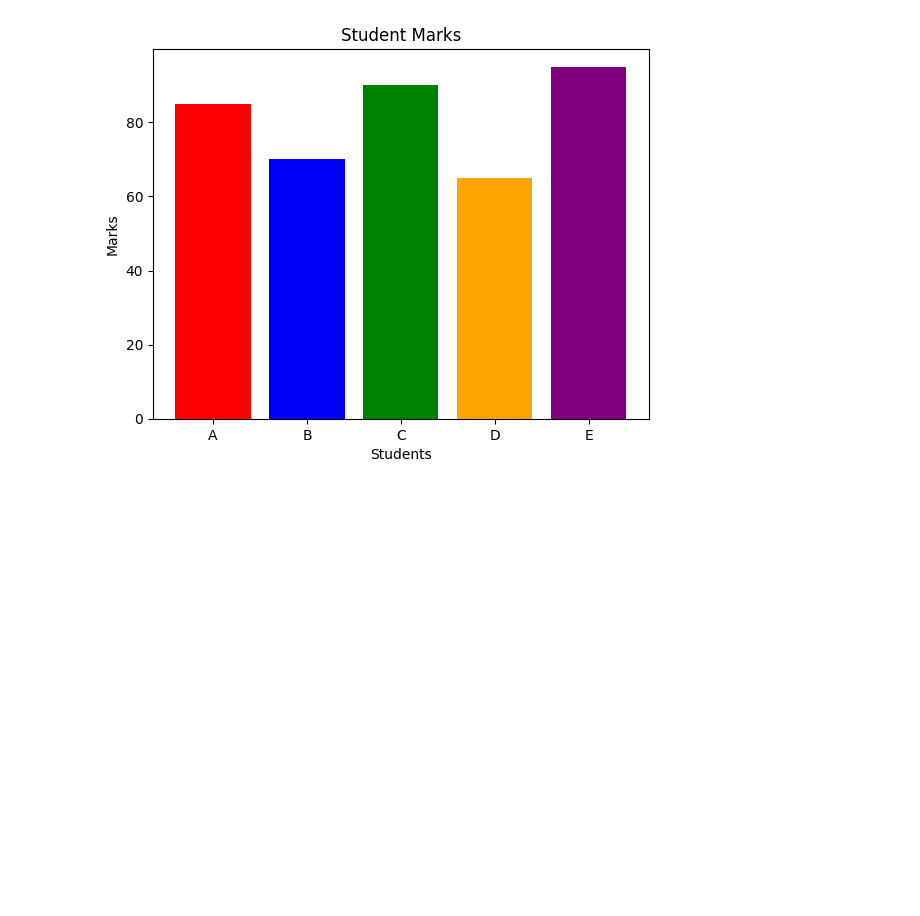
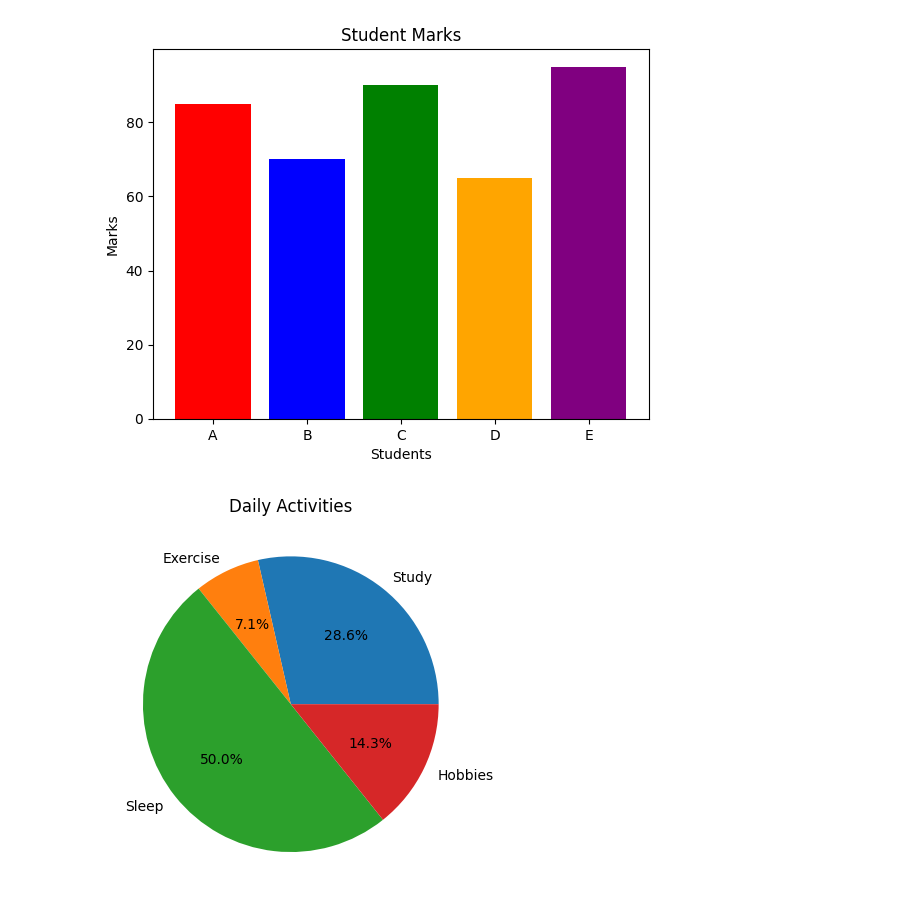
Before and after one commit to dixondanty/AI-ML-internship, a Jupyter notebook: day4/matplotlibtheory.ipynb, the cells around one changed output. Cells and saved outputs as stored; diff of their text form; code cells hidden in the pictures; blank space fills up the shorter version.

```diff
--- a/day4/matplotlibtheory.ipynb
+++ b/day4/matplotlibtheory.ipynb
@@ -34,3 +34,14 @@ plt.ylabel("Marks")
 plt.show()
 # %% [output]
 [figure]
+# %%
+activities = ["Study", "Exercise", "Sleep", "Hobbies"]
+hours = [4, 1, 7, 2]
+
+plt.pie(hours, labels=activities, autopct='%1.1f%%')
+
+plt.title("Daily Activities")
+
+plt.show()
+# %% [output]
+[figure, added]
```
